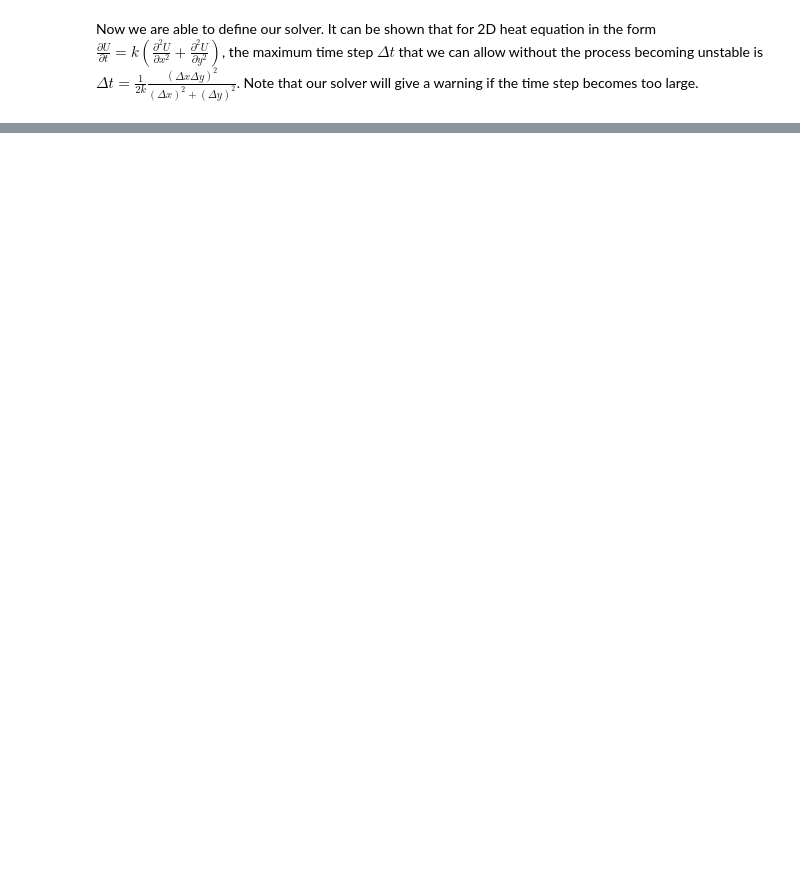
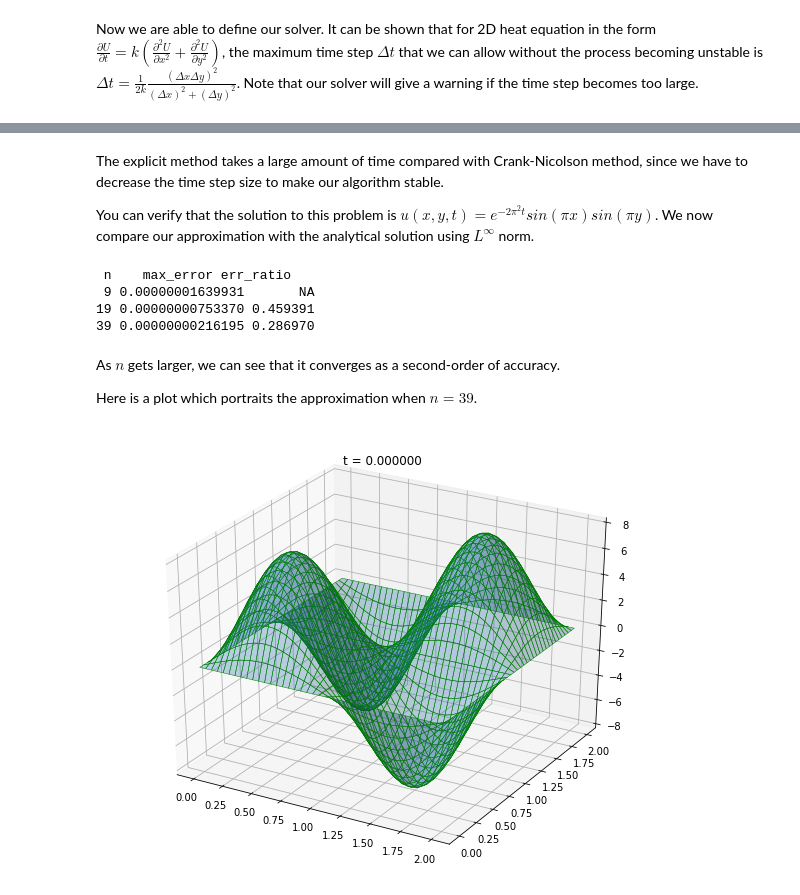
Before and after one commit to hbcbh1999/pdepy, a Jupyter notebook: docs/time_dependent_PDEs.ipynb, the cells around one changed output, grey strips where cells are left out. Cells and saved outputs as stored; diff of their text form; code cells hidden in the pictures; blank space fills up the shorter version.

```diff
--- a/docs/time_dependent_PDEs.ipynb
+++ b/docs/time_dependent_PDEs.ipynb
@@ -8,6 +8,7 @@ Before we begin, let's introduce all the environment variables:
 # %%
 %matplotlib inline
 import sys, math, numpy as np, matplotlib.pyplot as plt
+plt.rcParams['figure.figsize'] = [20, 10]
 sys.path.append("../src/")
 import fdm.solver.fdm_solver as FDM
 import util.diff_operator_expression.diff_op_expression as Expr
@@ -94,10 +96,10 @@ $u_t-u_{xx}-u_{yy} = 0$ whose domain is $\Omega=[0, 1]\times[0, 1]$ with boundar
 Firstly, we define its boundary conditions in our solver.
 # %%
-domain = Domain.domain(np.array([0, 0]), np.array([1, 1]))
-inDomain = lambda x, y: 0 < x < 1 and 0 < y < 1
-onBoundary = lambda x, y: abs(x-1) < np.spacing(1) or abs(x) < np.spacing(1) or abs(y) < np.spacing(1) or abs(y-1) < np.spacing(1)
+domain = Domain.domain(np.array([0, 0]), np.array([2, 2]))
+inDomain = lambda x, y: 0 < x < 2 and 0 < y < 2
+onBoundary = lambda x, y: abs(x-2) < np.spacing(1) or abs(x) < np.spacing(1) or abs(y) < np.spacing(1) or abs(y-2) < np.spacing(1)
 def getBoundaryValue(x, y):
-    return math.sin(math.pi*x) + math.sin(math.pi*y)
+    return 8*math.sin(math.pi*x)*math.sin(math.pi*y)
 simulation_time = 1
 boundary_condition = Dirichlet_rectangle.dirichlet_rectangular_bc(inDomain, onBoundary, getBoundaryValue, domain, simulation_time) # Boundary condition class
 # %% [markdown]
@@ -105,8 +107,8 @@ Now we are able to define our solver. It can be shown that for 2D heat equation
 # %%
 f = lambda x, y: 0 # this is the function on the right hand side of our PDE
 approximation = []
-for n in [9]:
-    dx, dy = 1/(n+1), 1/(n+1)
+for n in [9, 19, 39]:
+    dx, dy = 2/(n+1), 2/(n+1)
     dt = (dx*dy)**2/(2*(dx**2+dy**2))
     expression = Expr.diff_operator_expression([ddt.ddt(dt), d2dx.td_d2dx(dx, coefficient=lambda x, y: -1), d2dy.td_d2dy(dy, coefficient=lambda x, y: -1)])
     # Put dt, -d2dx and -d2dy into our expression
@@ -141,0 +123,39 @@ print(approximation[0])
+# %% [markdown]
+The explicit method takes a large amount of time compared with Crank-Nicolson method, since we have to decrease the time step size to make our algorithm stable.
+
+You can verify that the solution to this problem is $u(x, y, t) = e^{-2\pi^2t}sin(\pi x)sin(\pi y)$. We now compare our approximation with the analytical solution using $L^\infty$ norm.
+# %%
+correct_function = lambda x, y, t: 8*math.exp(-2*math.pi**2*t)*math.sin(math.pi*x)*math.sin(math.pi*y)
+error = []
+for index, n in enumerate([9, 19, 39]):
+    # We get the approximated solution. Then we compare it with the analytical solution.
+    correct_solution = np.zeros((n+2)**2)
+    for j in range(n+2):
+        y = 2*j/(n+1)
+        for i in range(n+2):
+            x = 2*i/(n+1)
+            correct_solution[j*(n+2)+i] = correct_function(x, y, 1)
+    error.append(max(abs(approximation[index][1][-1].flatten()-correct_solution)))
+print(" n", "   max_error", "err_ratio")
+for index, n in enumerate([9, 19, 39]):
+    if index == 0: print("{:2d} {:.14f}       NA".format(n, error[index]))
+    if index != 0: print("{:2d} {:.14f} {:f}".format(n, error[index], error[index]/error[index-1]))
+# %% [output]
+ n    max_error err_ratio
+ 9 0.00000001639931       NA
+19 0.00000000753370 0.459391
+39 0.00000000216195 0.286970
+# %% [markdown]
+As $n$ gets larger, we can see that it converges as a second-order of accuracy.
+
+Here is a plot which portraits the approximation when $n=39$.
+# %%
+x, y = np.linspace(0, 2, 41), np.linspace(0, 2, 41)
+xx, yy = np.meshgrid(x, y)
+
+from mpl_toolkits.mplot3d import Axes3D
+fig = plt.figure(figsize=(10, 8)); ax = fig.add_subplot(1, 1, 1, projection='3d'); ax.set_zlim(-8, 8)
+ax.plot_surface(xx, yy, approximation[-1][1][0], alpha=0.3, linewidth=0.5, edgecolors='g')
+plt.title('t = {:4f}'.format(approximation[-1][0][0]));
+# %% [output]
+[figure, added]
```
Also changed, not shown: parts of 10 cells of this notebook.
